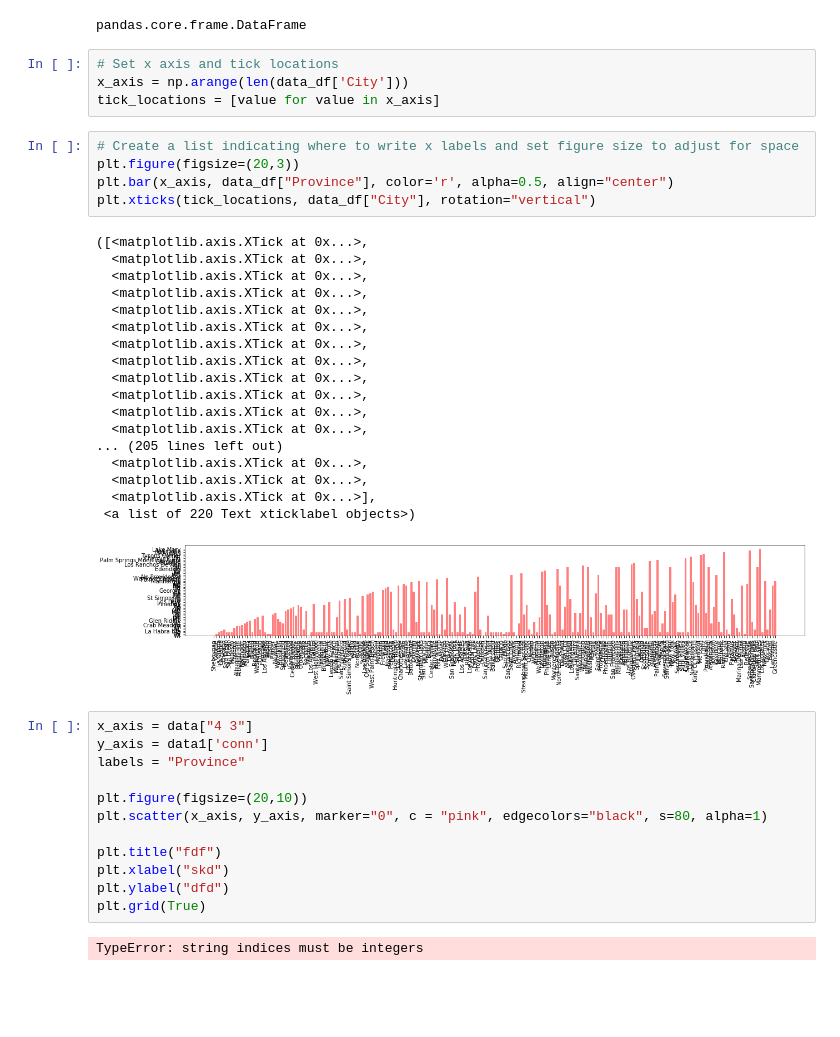
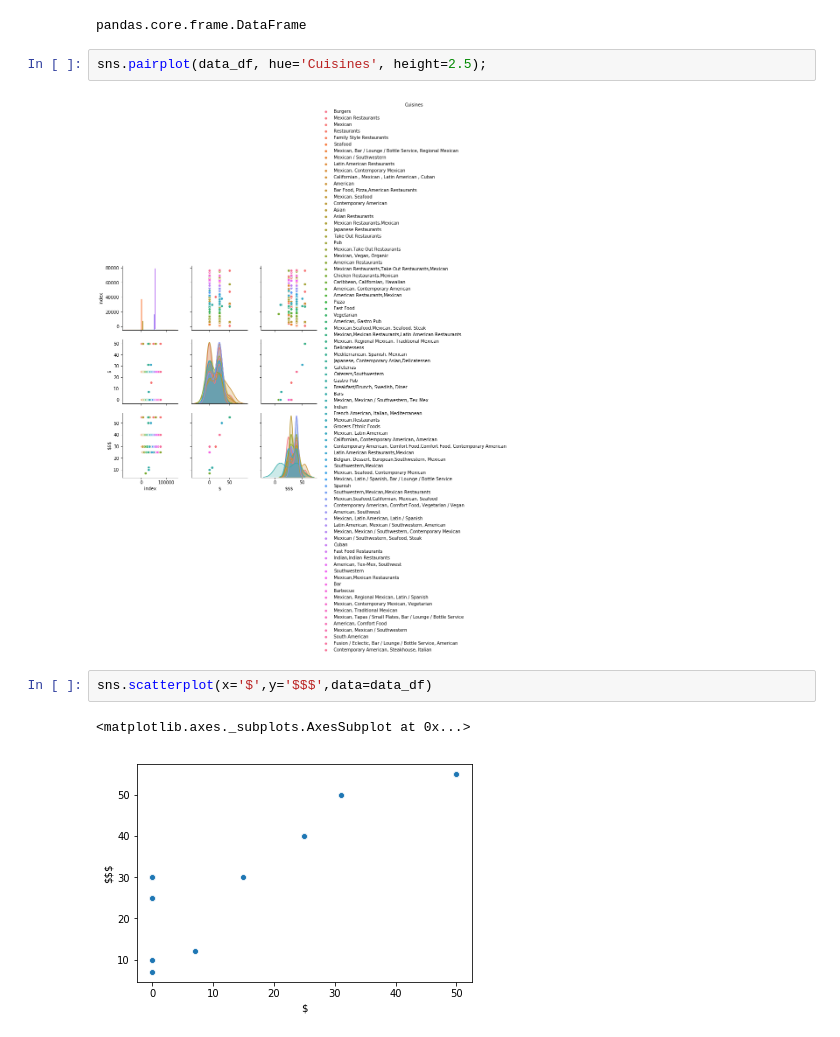
Before and after one commit to cindzzi/Datathon19-Goldman-Sachs-, a Jupyter notebook: Database.ipynb, the cells around one changed output. Drawn from its saved outputs; the diff is of its cells as text; blank space fills up the shorter version.

```diff
--- a/Database.ipynb
+++ b/Database.ipynb
@@ -72,45 +99,12 @@ Name: Province, dtype: int64
 type(data_df)
 # %% [output]
 pandas.core.frame.DataFrame
-# %%
-# Set x axis and tick locations
-x_axis = np.arange(len(data_df['City']))
-tick_locations = [value for value in x_axis]
-# %%
-# Create a list indicating where to write x labels and set figure size to adjust for space
-plt.figure(figsize=(20,3))
-plt.bar(x_axis, data_df["Province"], color='r', alpha=0.5, align="center")
-plt.xticks(tick_locations, data_df["City"], rotation="vertical")
-# %% [output]
-([<matplotlib.axis.XTick at 0x...>,
-  <matplotlib.axis.XTick at 0x...>,
-  <matplotlib.axis.XTick at 0x...>,
-  <matplotlib.axis.XTick at 0x...>,
-  <matplotlib.axis.XTick at 0x...>,
-  <matplotlib.axis.XTick at 0x...>,
-  <matplotlib.axis.XTick at 0x...>,
-  <matplotlib.axis.XTick at 0x...>,
-  <matplotlib.axis.XTick at 0x...>,
-  <matplotlib.axis.XTick at 0x...>,
-  <matplotlib.axis.XTick at 0x...>,
-  <matplotlib.axis.XTick at 0x...>,
-... (205 lines left out)
-  <matplotlib.axis.XTick at 0x...>,
-  <matplotlib.axis.XTick at 0x...>,
-  <matplotlib.axis.XTick at 0x...>],
- <a list of 220 Text xticklabel objects>)
-[figure, removed]
-# %%
-x_axis = data["4 3"]
-y_axis = data1['conn']
-labels = "Province"
-
-plt.figure(figsize=(20,10))
-plt.scatter(x_axis, y_axis, marker="0", c = "pink", edgecolors="black", s=80, alpha=1)
-
-plt.title("fdf")
-plt.xlabel("skd")
-plt.ylabel("dfd")
-plt.grid(True)
-# %% [output]
-TypeError: string indices must be integers
+# %%
+sns.pairplot(data_df, hue='Cuisines', height=2.5);
+# %% [output]
+[figure, added]
+# %%
+sns.scatterplot(x='$',y='$$$',data=data_df)
+# %% [output]
+<matplotlib.axes._subplots.AxesSubplot at 0x...>
+[figure, added]
```
Also changed, not shown: parts of 6 cells of this notebook, 7 other files.
